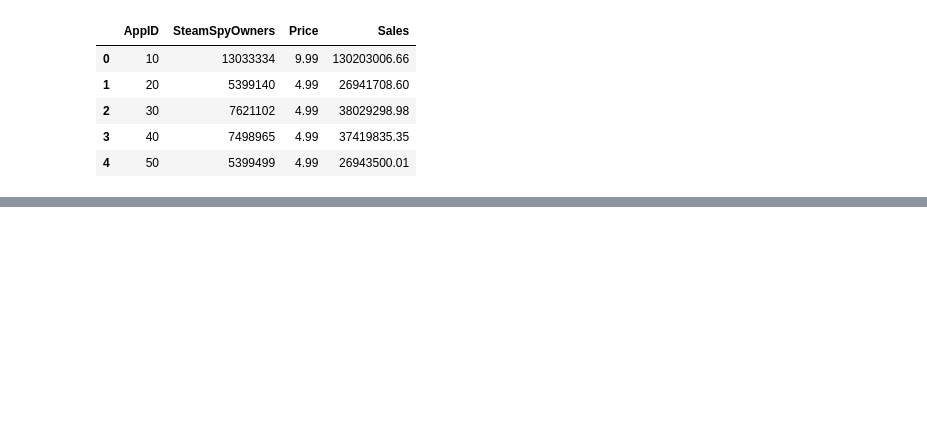
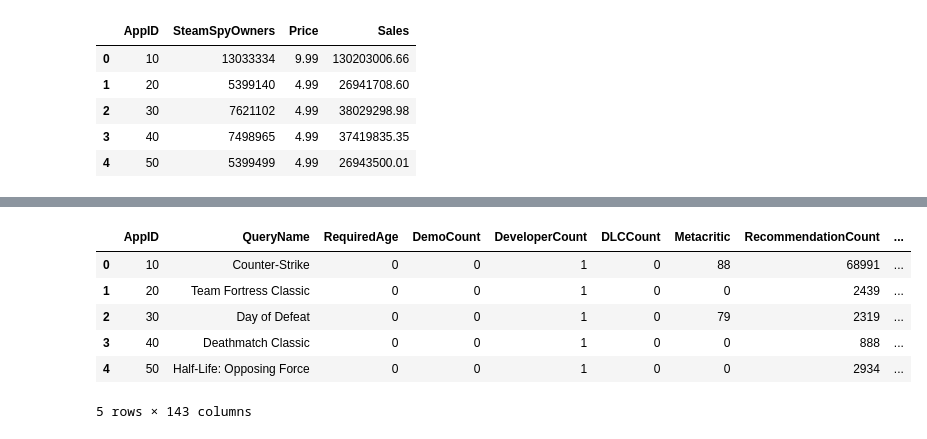
Before and after one commit to Sultan-Mm/AI-Insights-for-Video-Games, a Jupyter notebook: notebooks/steam_sultan.ipynb, the cells around one changed output, grey strips where cells are left out. Drawn from its saved outputs; the diff is of its cells as text; code cells hidden in the pictures; blank space fills up the shorter version.

Commit message:
clean marge data

```diff
--- a/notebooks/steam_sultan.ipynb
+++ b/notebooks/steam_sultan.ipynb
@@ -663,0 +684,18 @@ final_merged_df.to_csv("final_merged.csv")
+# %%
+final_merged_clean= final_merged_df.drop(columns=['ResponseID', 'ResponseName','Unnamed: 11','Unnamed: 20','Unnamed: 21','Unnamed: 23','Name','name',
+                                                  'SteamSpyOwnersVariance','SteamSpyPlayersVariance','AchievementCount','PCReqsHaveMin','PCReqsHaveRec','PriceInitial','Price_x','PCRecReqsText',
+                                                  'ReleaseDate','Price_y','Supported languages','Mac','Linux','AchievementCount','Sexual Content','Nudity','release_date',
+                                                  'required_age','mac','linux','supported_languages','score_rank','estimated_owners'])
+
+
+#final_merged_clean= final_merged_df.dropna(subset=['about_the_game', 'name'])
+# %%
+final_merged_clean.head()
+# %% [output]
+|  | AppID | QueryName | RequiredAge | DemoCount | DeveloperCount | DLCCount | Metacritic | RecommendationCount | ... |
+| 0 | 10 | Counter-Strike | 0 | 0 | 1 | 0 | 88 | 68991 | ... |
+| 1 | 20 | Team Fortress Classic | 0 | 0 | 1 | 0 | 0 | 2439 | ... |
+| 2 | 30 | Day of Defeat | 0 | 0 | 1 | 0 | 79 | 2319 | ... |
+| 3 | 40 | Deathmatch Classic | 0 | 0 | 1 | 0 | 0 | 888 | ... |
+| 4 | 50 | Half-Life: Opposing Force | 0 | 0 | 1 | 0 | 0 | 2934 | ... |
+5 rows × 143 columns
```
Also changed, not shown: parts of 10 cells of this notebook, 1 other file.
